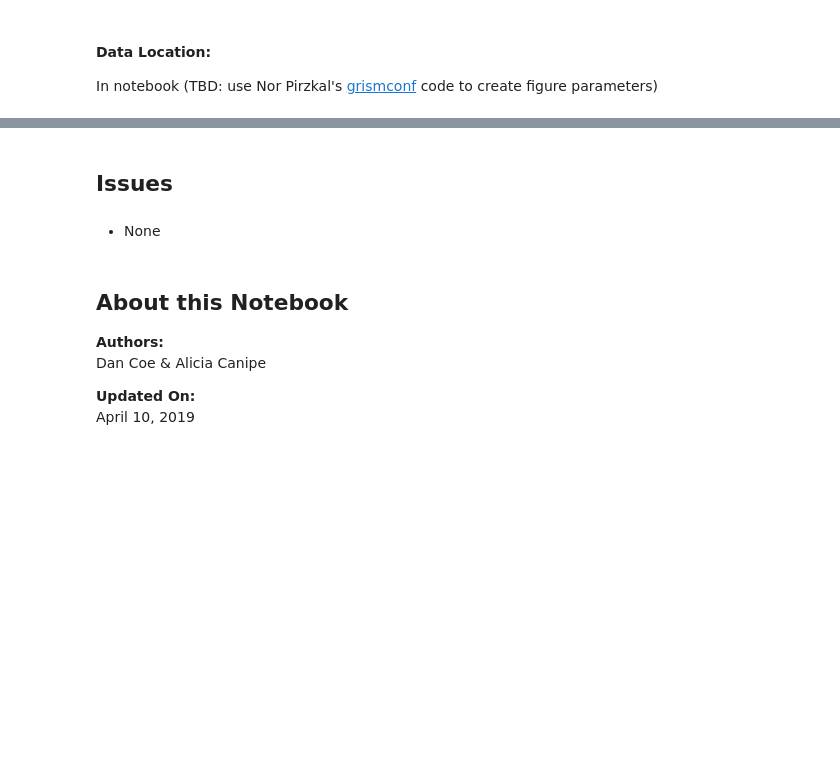
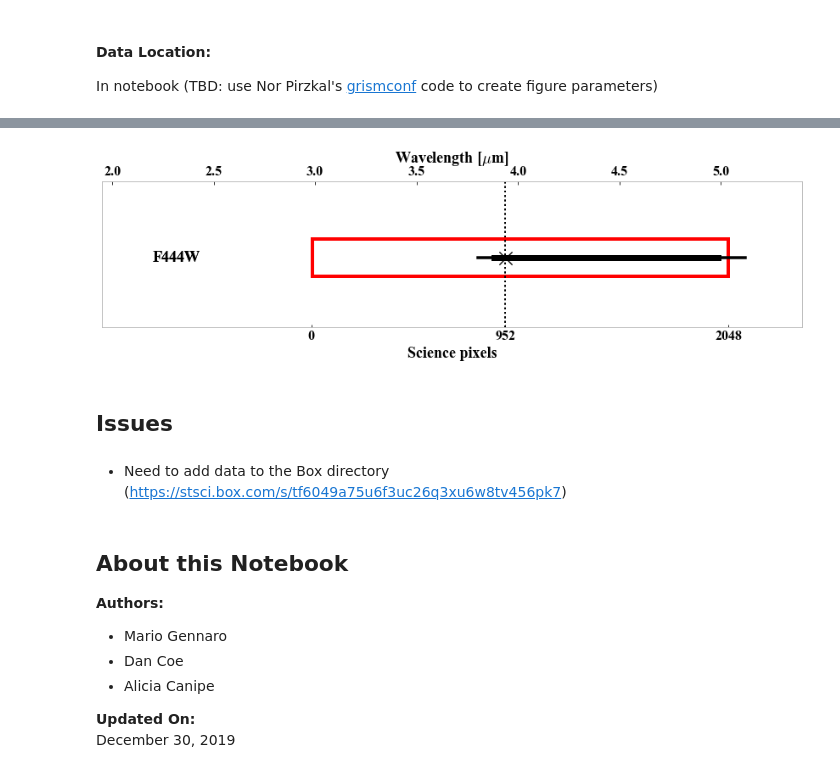
Before and after one commit to spacetelescope/nircam_jdox, a Jupyter notebook: nircam_jdox/nircam_grism_time_series/figure4_dispersions_subarrays.ipynb, the cells around one changed output, grey strips where cells are left out. Cells and saved outputs as stored; diff of their text form; code cells hidden in the pictures; blank space fills up the shorter version.

Commit message:
Added Mario's notebooks that use Nors software

```diff
--- a/nircam_jdox/nircam_grism_time_series/figure4_dispersions_subarrays.ipynb
+++ b/nircam_jdox/nircam_grism_time_series/figure4_dispersions_subarrays.ipynb
@@ -138,11 +243,75 @@ f.text(0.53, -0.4,'Detector Pixels', ha='center', fontsize=20)
+# %%
+
+
+aspectratio = 3.
+figside = 12
+
+f, ax = plt.subplots(1,figsize=(figside, figside/aspectratio))
+ax2 = ax.twiny()
+
+pixvals = np.array([0,2048])
+muvals = np.arange(2.,5.01,0.5)
+
+filt,module,orient,order = "F444W","A","R","+1"
+
+key = '{}_{}_{}_{}_{}'.format(fac,filt,module,orient,order)
+C = configs[key]
+x,y = xys[filt]
+
+ax2.set_xticks(muvals)
+ax2.set_xlim(1.95,5.4)
+ax.set_xlim(mutopix(ax2.get_xlim(),x,y,C,order))
+
+xlims = ax.get_xlim()
+xsize = xlims[1]-xlims[0]
+ax.set_ylim(150,xsize/aspectratio)
+
+for j,filt in enumerate(filters[3:]):
+    for orient,module, order in product(orients,modules,orders):
+        for k,fac in enumerate(facs):
+
+            key = '{}_{}_{}_{}_{}'.format(fac,filt,module,orient,order)
+            pos = positions[key]
+            x,y = xys[filt]
+
+            yref = j*500+500
+
+            dy = 256
+
+            ax.plot(x, yref+dy/2, 'kx',ms=15)
+
+            ax.plot([pos['xstart'],pos['xend']],[yref+dy/2,yref+dy/2], 'k', lw=7/(1+k))
+
+            ax.add_patch(patches.Rectangle((4, yref),2044, dy,fill=False,color='red',lw=4))
+            ax2.text(2.2,yref+dy/2, filt, va='center', fontsize=18)
+
+ax.axvline(x,linestyle=':',color='black')
+ax.set_xticks(np.append(x,pixvals))
+
+ax.set_xlabel('Science pixels',fontsize=18)
+ax2.set_xlabel('Wavelength [$\mu$m]',fontsize=18)
+ax.axvline(x,linestyle=':',color='black')
+ax.set_xticks(np.append(x,pixvals))
+ax.set_facecolor('#FFFFFF')
+ax2.set_facecolor('#FFFFFF')
+ax.grid(False)
+ax2.grid(False)
+
+ax.axes.get_yaxis().set_visible(False)
+f.tight_layout()
+# f.savefig("img1.png")
+# %% [output]
+[figure, added]
 # %% [markdown]
 ## Issues
-# %% [markdown]
-* None
+# %% [markdown]
+* Need to add data to the Box directory (https://stsci.box.com/s/tf6049a75u6f3uc26q3xu6w8tv456pk7)
 # %% [markdown]
 ## About this Notebook
 **Authors:**
-Dan Coe & Alicia Canipe
+* Mario Gennaro
+* Dan Coe
+* Alicia Canipe
 
 **Updated On:**
-April 10, 2019
+December 30, 2019
```
Also changed, not shown: parts of 14 cells of this notebook, 1 other file.
